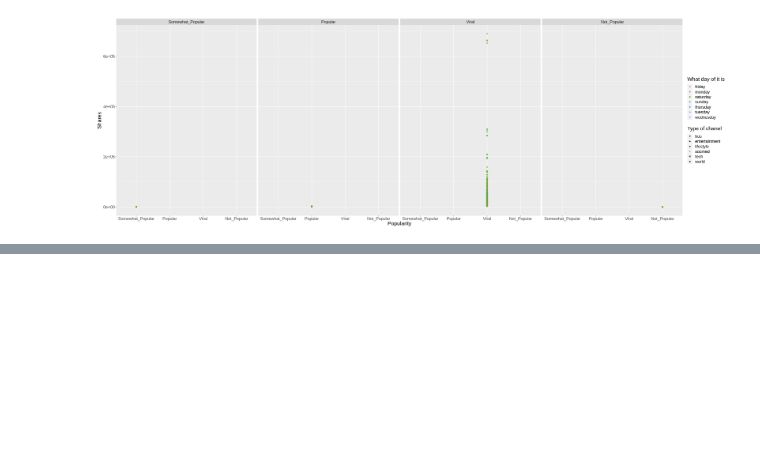
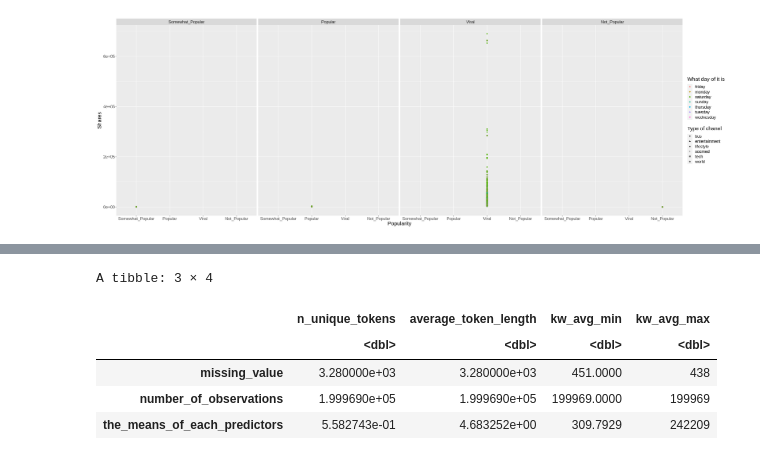
Before and after one commit to nkoda/DSCI100Project, a Jupyter notebook: proposal.ipynb, the cells around one changed output, grey strips where cells are left out. Saved outputs shown, nothing was run; the diff lists cells and outputs as text; code cells hidden in the pictures; blank space fills up the shorter version.

```diff
--- a/proposal.ipynb
+++ b/proposal.ipynb
@@ -114,0 +194,22 @@ pltWkCh
+# %%
+report <- tibble(n_unique_tokens = length(training_report$n_unique_tokens[training_report$n_unique_tokens == 0]),
+            average_token_length = length(training_report$average_token_length[training_report$n_unique_tokens == 0]),
+            kw_avg_min = length(training_report$kw_avg_min[training_report$kw_avg_min == 0]),
+            kw_avg_max = length(training_report$kw_avg_max[training_report$kw_avg_max ==0])) %>%
+    add_row(n_unique_tokens = 203249 - max(report[1,]),
+            average_token_length = 203249 - max(report[1,]),
+            kw_avg_min = 203249 - max(report[1,]),
+            kw_avg_max = 203249 - max(report[1,]))
+
+#setting all the zeros to NA
+training_report[,1:4][training_report[,1:4] == 0] = NA
+
+report <- report %>%
+    add_row(n_unique_tokens = mean(training_report$n_unique_tokens, na.rm = TRUE),
+            average_token_length = mean(training_report$average_token_length, na.rm = TRUE),
+           kw_avg_min = mean(training_report$kw_avg_min, na.rm = TRUE),
+           kw_avg_max = mean(training_report$kw_avg_max, na.rm = TRUE))
+
+row.names(report) = c("missing_value", "number_of_observations", "the_means_of_each_predictors")
+report
+# %% [output]
@@ -114,0 +218,6 @@ pltWkCh
+A tibble: 3 × 4
+|  | n_unique_tokens | average_token_length | kw_avg_min | kw_avg_max |
+|  | <dbl> | <dbl> | <dbl> | <dbl> |
+| missing_value | 3.280000e+03 | 3.280000e+03 | 451.0000 | 438 |
+| number_of_observations | 1.999690e+05 | 1.999690e+05 | 199969.0000 | 199969 |
+| the_means_of_each_predictors | 5.582743e-01 | 4.683252e+00 | 309.7929 | 242209 |
```
Also changed, not shown: parts of 8 cells of this notebook.
